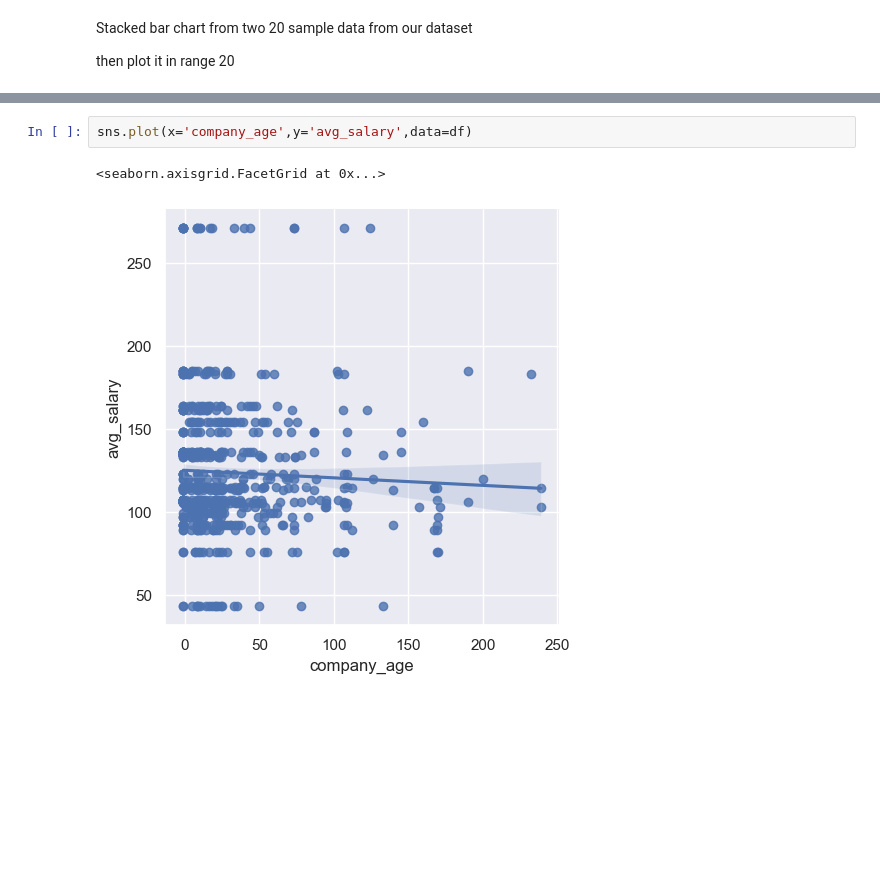
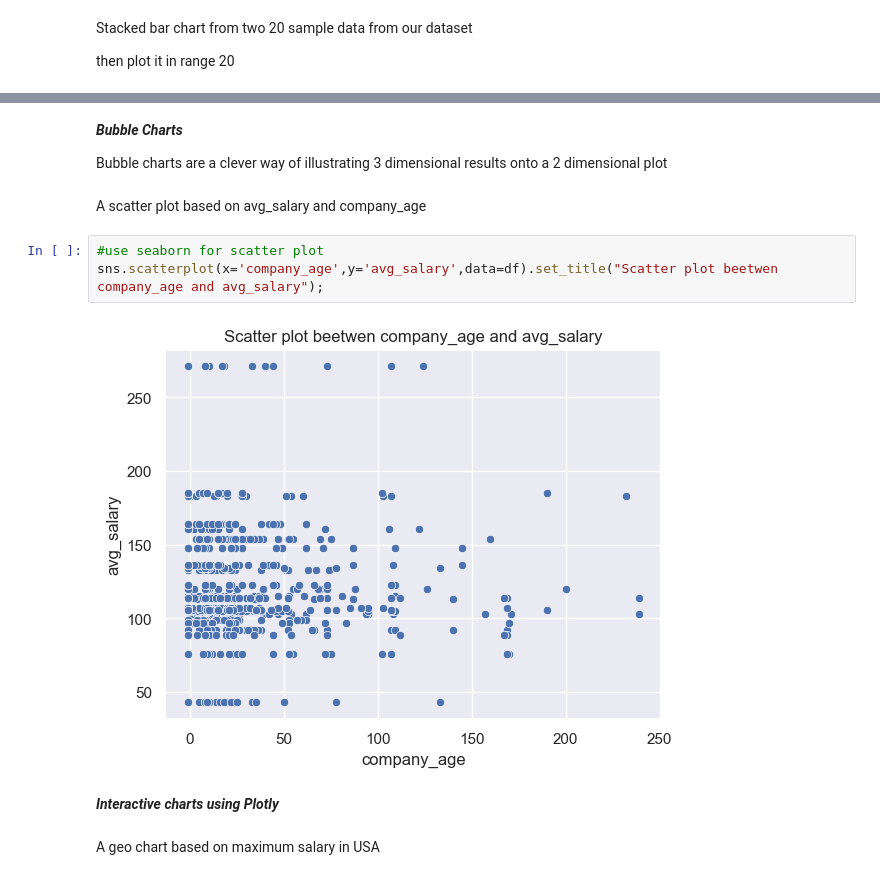
Before and after one commit to alizahedzadeh/Applied-Data-Science-Course-Assignments, a Jupyter notebook: assignments/Assignment 3 Data Visualization + Web-scraping/HW3_DataVisualization.ipynb, the cells around one changed output, grey strips where cells are left out. Cells and saved outputs as stored; diff of their text form; blank space fills up the shorter version.

```diff
--- a/assignments/Assignment 3 Data Visualization + Web-scraping/HW3_DataVisualization.ipynb
+++ b/assignments/Assignment 3 Data Visualization + Web-scraping/HW3_DataVisualization.ipynb
@@ -207,5 +209,15 @@ plt.show()
+# %% [markdown]
+***Bubble Charts***
+
+Bubble charts are a clever way of illustrating 3 dimensional results onto a 2 dimensional plot
+# %% [markdown]
+A scatter plot based on avg_salary and company_age
 # %%
-sns.plot(x='company_age',y='avg_salary',data=df)
+#use seaborn for scatter plot
+sns.scatterplot(x='company_age',y='avg_salary',data=df).set_title("Scatter plot beetwen company_age and avg_salary");
 # %% [output]
-<seaborn.axisgrid.FacetGrid at 0x...>
-[figure, old version]
+[figure, new version]
+# %% [markdown]
+***Interactive charts using Plotly***
+# %% [markdown]
+A geo chart based on maximum salary in USA
```
Also changed, not shown: parts of 6 cells of this notebook.
